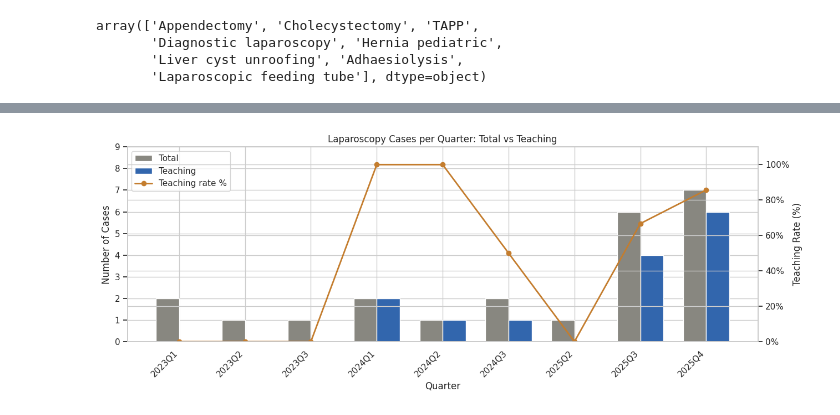
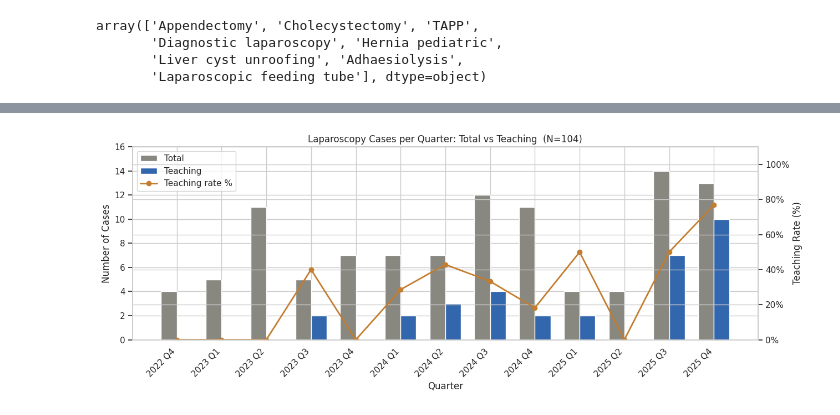
Before and after one commit to mat2m10/nkhoma, a Jupyter notebook: notebooks/02_Laparoscopy_analysis.ipynb, the cells around one changed output, grey strips where cells are left out. Saved outputs shown, nothing was run; the diff lists cells and outputs as text; code cells hidden in the pictures.

```diff
--- a/notebooks/02_Laparoscopy_analysis.ipynb
+++ b/notebooks/02_Laparoscopy_analysis.ipynb
@@ -27,2 +22,3 @@ df = pd.read_excel("../Nkhoma_data/laparoscopy_analysed.xlsx")
 # %%
-df = clean_surgical_df(df, mapping)
+os.listdir(".")
+df = pd.read_excel("laparoscopy_cleaned.xlsx")
@@ -29,3 +64,12 @@ df = clean_surgical_df(df, mapping)
+# %%
+# Mapping dictionaries
+surgeon_map = {
+    'Dr James':'Visiting Resident',
+    'Dr Mada':'Dr. Madalitso',
+    'Dr Mumba':'Dr Wongani',
+}
+df['resident_surgeon_1'] = df['resident_surgeon_1'].map(surgeon_map)
+df['resident_surgeon_2'] = df['resident_surgeon_2'].map(surgeon_map)
 # %%
 # Core patient demographics
 df_patient = df[['hospital_number', 'name', 'village_of_residence', 'sex', 'age_at_surgery', 'age_group','weight_kg']]
@@ -492,12 +595,15 @@ import pandas as pd
 import matplotlib.pyplot as plt
 import matplotlib.ticker as mticker
 
-# Prep
-df_lap = df[df['surgery_type'].str.contains('laparoscop', case=False, na=False)].copy()
-df_lap['quarter'] = pd.to_datetime(df_lap['date_of_surgery']).dt.to_period('Q').astype(str)
+# ── Prep ──────────────────────────────────────────────────────────────
+df_lap = df.copy()
+df_lap['quarter'] = (pd.to_datetime(df_lap['date_of_surgery'])
+                     .dt.to_period('Q')
+                     .astype(str)
+                     .str.replace(r'(\d{4})Q', r'\1 Q', regex=True))
 df_lap['is_teaching'] = df_lap['teaching_category'] != 'No Teaching'
 
-# Aggregate
+# ── Aggregate ─────────────────────────────────────────────────────────
 q = df_lap.groupby('quarter').agg(
     Total=('is_teaching', 'count'),
     Teaching=('is_teaching', 'sum')
@@ -505,40 +611,39 @@ q = df_lap.groupby('quarter').agg(
 q['Teaching %'] = (q['Teaching'] / q['Total'] * 100).round(1)
 
 quarters = q['quarter'].tolist()
-x = range(len(quarters))
+x = list(range(len(quarters)))
 bar_width = 0.35
 
-# Plot
+# ── Plot ──────────────────────────────────────────────────────────────
 fig, ax1 = plt.subplots(figsize=(13, 5))
 
-# Side-by-side bars
 bars1 = ax1.bar([i - bar_width/2 for i in x], q['Total'],
                 width=bar_width, color='#888780', label='Total')
 bars2 = ax1.bar([i + bar_width/2 for i in x], q['Teaching'],
                 width=bar_width, color='#3266ad', label='Teaching')
 
-ax1.set_xticks(list(x))
+ax1.set_xticks(x)
 ax1.set_xticklabels(quarters, rotation=45, ha='right')
 ax1.set_xlabel("Quarter")
 ax1.set_ylabel("Number of Cases")
 ax1.set_ylim(0, max(q['Total'].max(), q['Teaching'].max()) + 2)
 
 # Teaching rate line on secondary axis
 ax2 = ax1.twinx()
-ax2.plot(list(x), q['Teaching %'], color='#c47d2e',
+ax2.plot(x, q['Teaching %'], color='#c47d2e',
          marker='o', linewidth=2, label='Teaching rate %')
 ax2.set_ylabel("Teaching Rate (%)")
 ax2.set_ylim(0, 110)
 ax2.yaxis.set_major_formatter(mticker.PercentFormatter())
 
 # Combined legend
 lines, labels = ax2.get_legend_handles_labels()
 bars, bar_labels = ax1.get_legend_handles_labels()
 ax1.legend(bars + lines, bar_labels + labels, loc='upper left')
 
-plt.title("Laparoscopy Cases per Quarter: Total vs Teaching")
+plt.title(f"Laparoscopy Cases per Quarter: Total vs Teaching  (N={len(df_lap)})")
 plt.tight_layout()
 plt.savefig("laparoscopy_plots/11_teaching_rate_per_quarter.png", dpi=150, bbox_inches='tight')
 plt.show()
 # %% [output]
-[figure, old version]
+[figure, new version]
```
Also changed, not shown: parts of 17 cells of this notebook, 28 other files.
